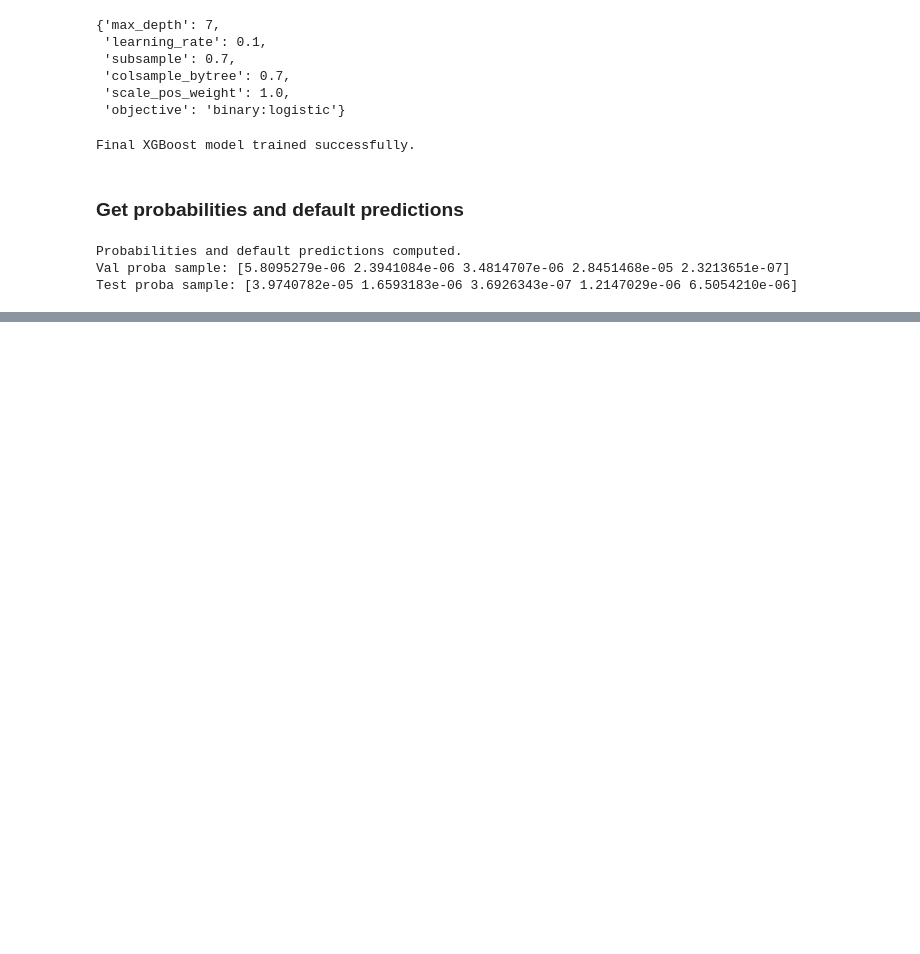
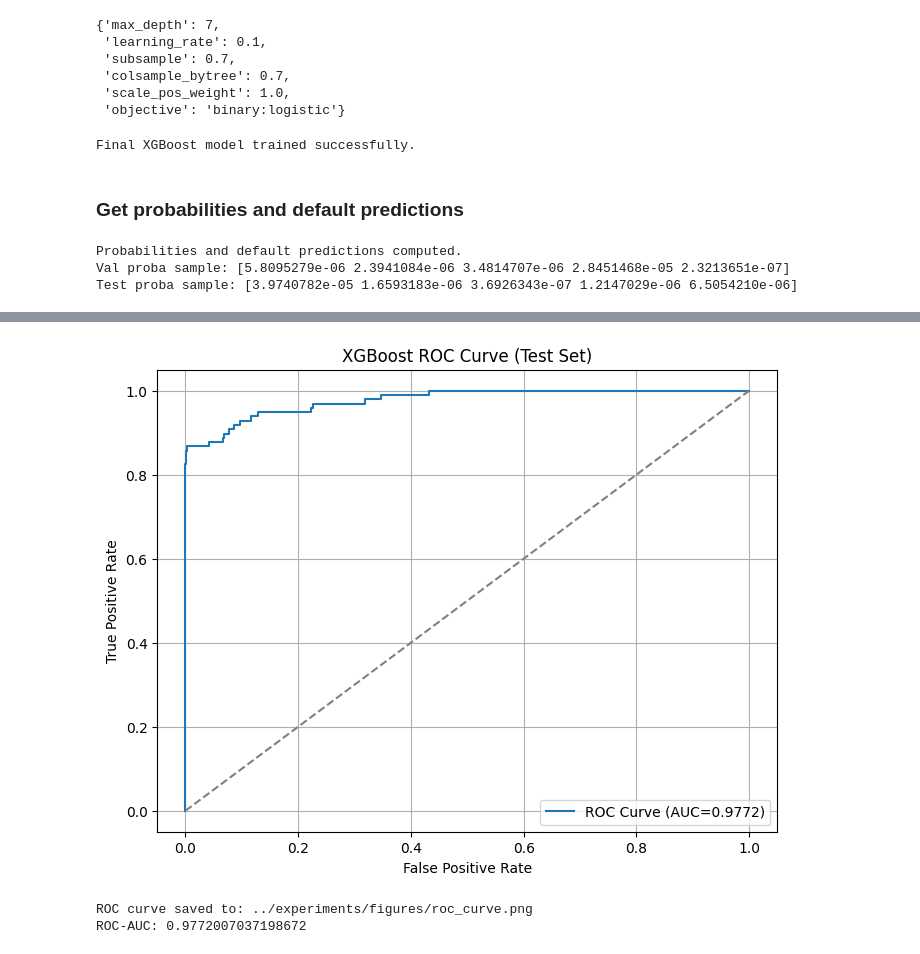
Before and after one commit to parthtiwari-dev/Fraud-Risk-Intelligence-System, a Jupyter notebook: notebooks/03_models_baselines.ipynb, the cells around one changed output, grey strips where cells are left out. Drawn from its saved outputs; the diff is of its cells as text; code cells hidden in the pictures; blank space fills up the shorter version.

```diff
--- a/notebooks/03_models_baselines.ipynb
+++ b/notebooks/03_models_baselines.ipynb
@@ -958,0 +1020,24 @@ Test proba sample: [3.9740782e-05 1.6593183e-06 3.6926343e-07 1.2147029e-06 6.50
+# %%
+
+fpr, tpr, thr = roc_curve(y_test, y_test_proba)
+roc_auc = auc(fpr, tpr)
+
+plt.figure(figsize=(8,6))
+plt.plot(fpr, tpr, label=f"ROC Curve (AUC={roc_auc:.4f})")
+plt.plot([0,1], [0,1], linestyle="--", color="gray")
+plt.xlabel("False Positive Rate")
+plt.ylabel("True Positive Rate")
+plt.title("XGBoost ROC Curve (Test Set)")
+plt.legend()
+plt.grid(True)
+
+
+plt.savefig('../experiments/figures/xgboost/roc_curve.png', dpi=150, bbox_inches="tight")
+plt.show()
+
+print("ROC curve saved to:", '../experiments/figures/roc_curve.png')
+print("ROC-AUC:", roc_auc)
+# %% [output]
+[figure, added]
+ROC curve saved to: ../experiments/figures/roc_curve.png
+ROC-AUC: 0.9772007037198672
```
Also changed, not shown: parts of 33 cells of this notebook, 7 other files.
